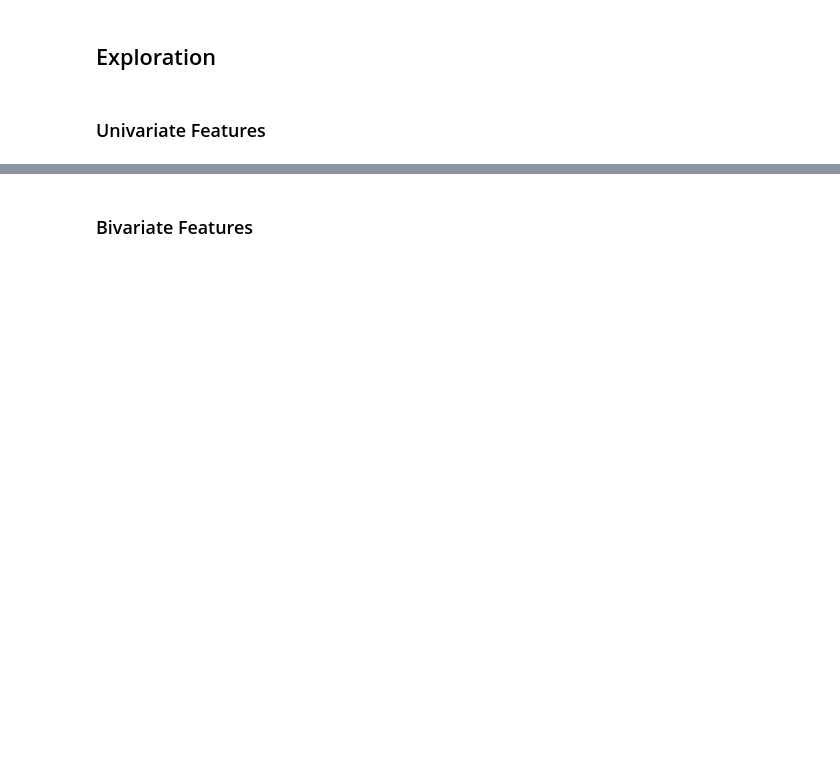
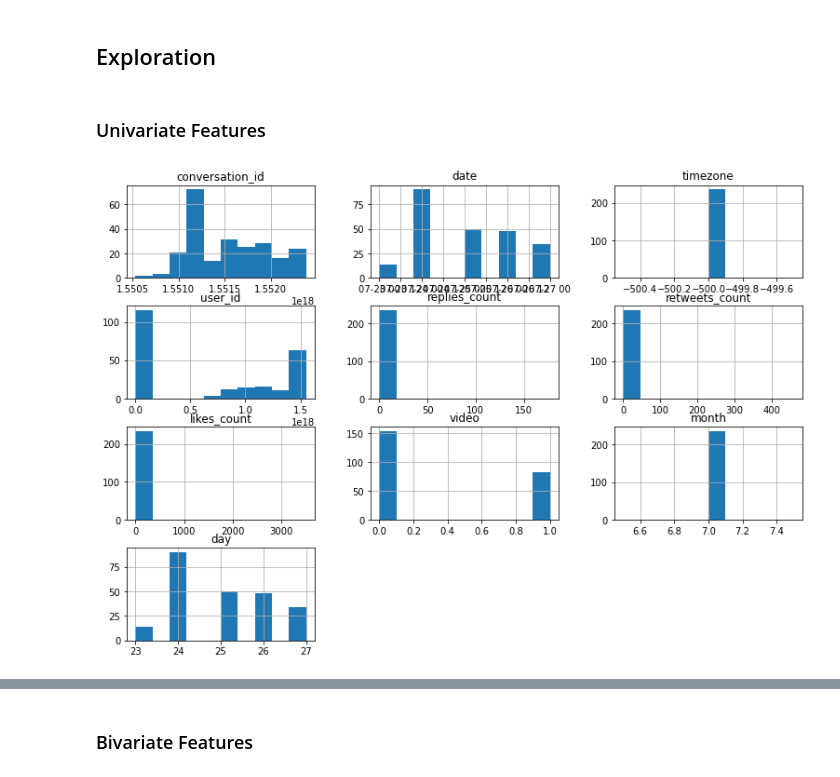
Before and after one commit to stephenkipkurui/Kenya-Elections-Tweets-Sentiments, a Jupyter notebook: scrapper.ipynb, the cells around one changed output, grey strips where cells are left out. Drawn from its saved outputs; the diff is of its cells as text; code cells hidden in the pictures; blank space fills up the shorter version.

Commit message:
Tweet Sentiments

```diff
--- a/scrapper.ipynb
+++ b/scrapper.ipynb
@@ -31,6 +31,24 @@ import seaborn as sns
 
 import os
 import re
+import json
+import string
+
+# NLP imports
+from nltk import (sent_tokenize, word_tokenize)
+from nltk.stem.snowball import SnowballStemmer
+from nltk.stem.wordnet import WordNetLemmatizer
+from nltk.corpus import stopwords
+
+# Set default plt size
+plt.rcParams['figure.figsize'] = (13.0, 9.0)
+
+# Filter warnings
+import warnings
+warnings.filterwarnings('ignore')
+
+# Datetime import
+import datetime
 # %%
 # Configure object
 
@@ -156,2 +202,7 @@ df.head()
 # %% [markdown]
 ### Further Cleaning with Rejex
+# %%
+# Strip any characters from tweets column
+
+df[['tweet']].replace('(^[0-9]+:-\s+)','', regex=True, inplace = True)
+df.head()
@@ -159,3 +217,9 @@ df.head()
 ## Exploration
 # %% [markdown]
 ### Univariate Features
+# %%
+# Non-categorical data
+df.hist(bins = 10)
+plt.show()
+# %% [output]
+[figure, added]
```
Also changed, not shown: parts of 30 cells of this notebook.
